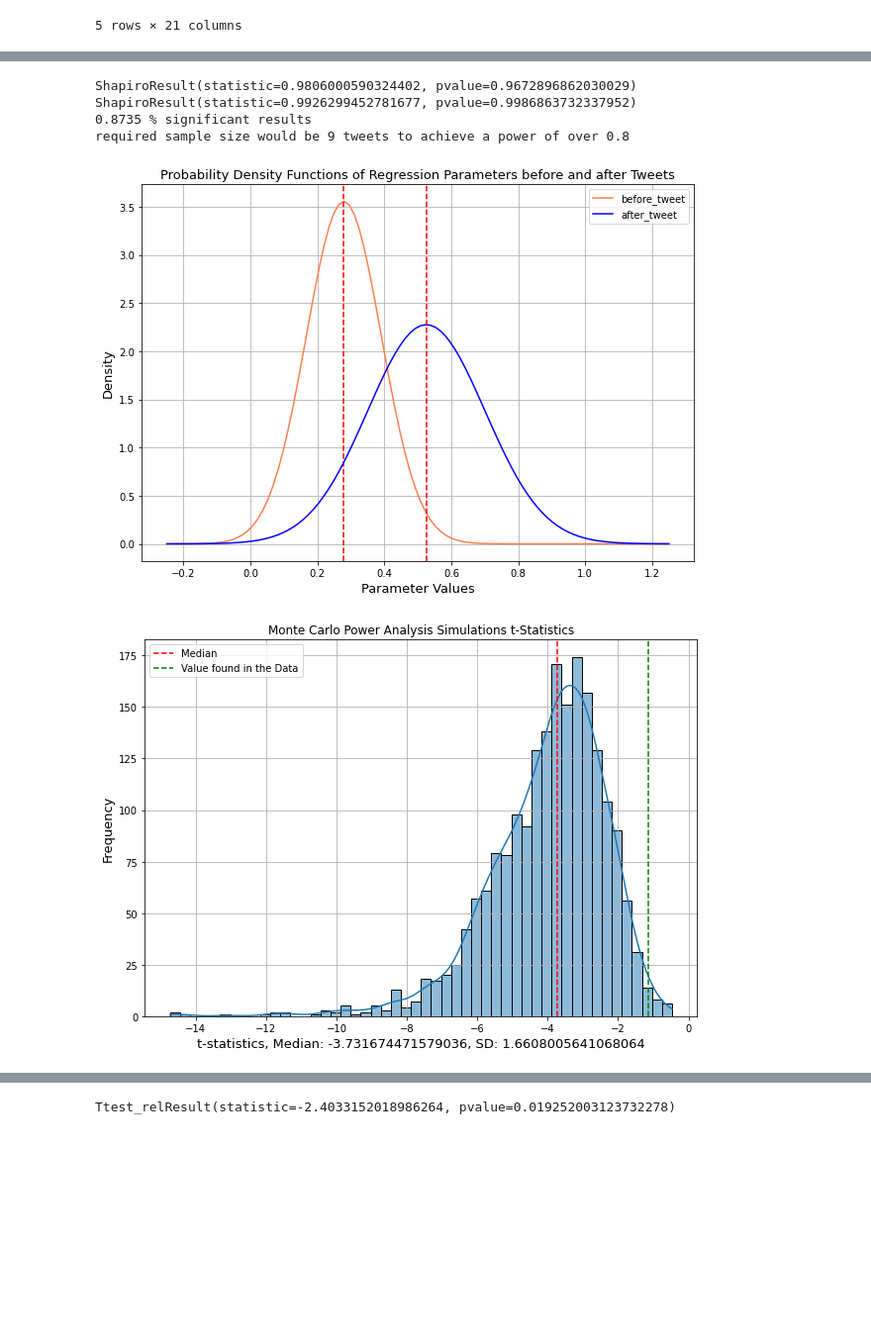
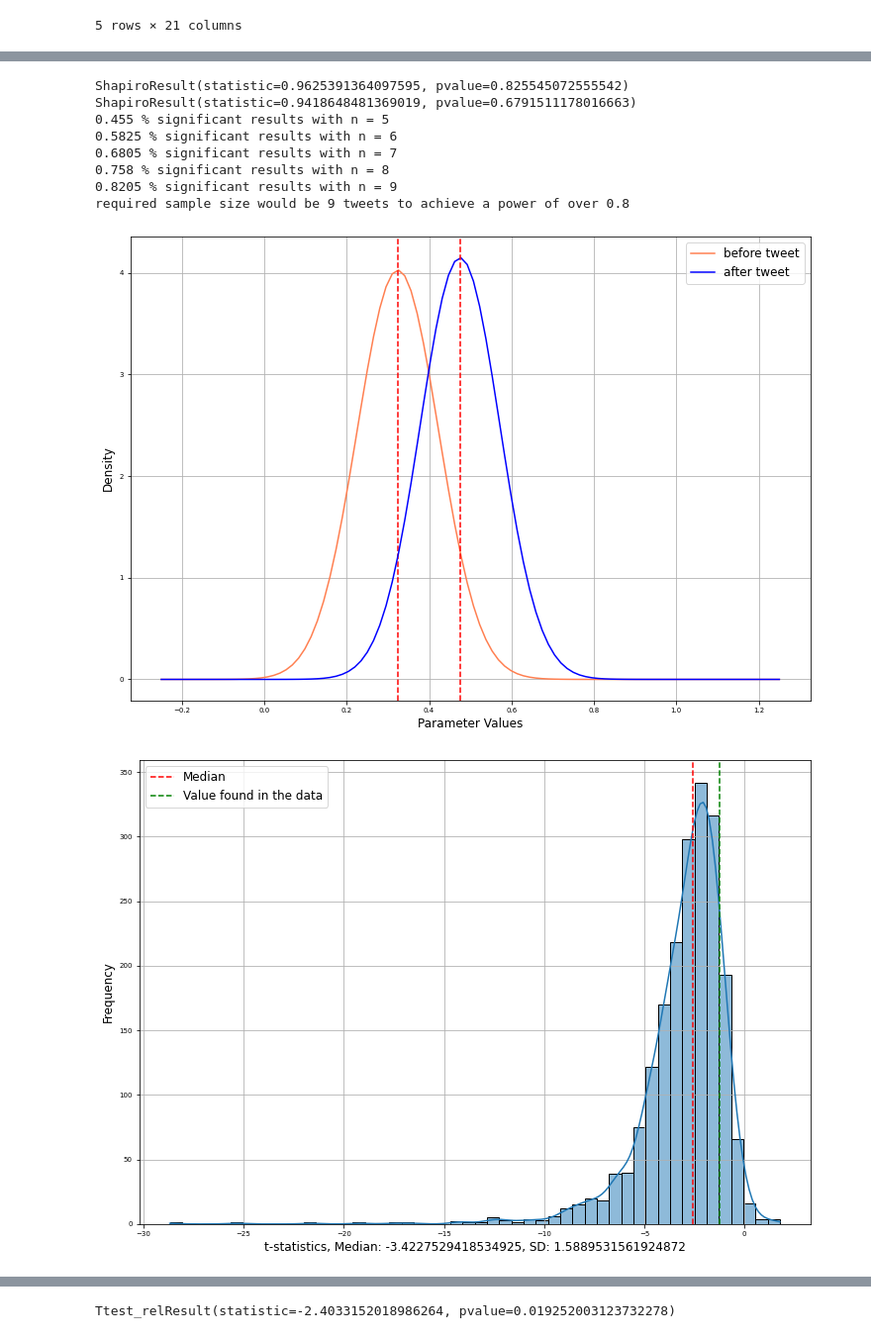
Before and after one commit to KoOBaALT/ThePowerOfATweet, a Jupyter notebook: exp/exp_002_autoregression_package_model.ipynb, the cells around one changed output, grey strips where cells are left out. Shown at 99% size. Saved outputs shown, nothing was run; the diff lists cells and outputs as text; code cells hidden in the pictures; blank space fills up the shorter version.

Commit message:
plots

```diff
--- a/exp/exp_002_autoregression_package_model.ipynb
+++ b/exp/exp_002_autoregression_package_model.ipynb
@@ -226,7 +209,7 @@ from scipy import stats
 
 num_days = 7
 ## get unique tweets, fit model next x dates and store slopes
-tweets = hot_tweets.unique()
+tweets = ['2019-04-02', '2021-02-04', '2021-02-10', '2021-02-14','2021-03-13'] #hot_tweets.unique()
 
 parameters_date_after = np.ones((len(tweets), 2))
 parameters_date_before = np.ones((len(tweets), 2))
@@ -264,10 +247,10 @@ Ttest_relResult(statistic=-1.1542059458495475, pvalue=0.28172812968994393)
 import matplotlib.pyplot as plt
 import scipy.stats
 import seaborn as sns
-
+from tueplots import bundles
 #### Power analysis of t_test
 
-## Monte Carlo Simulation of t-statistic distribution
+## Bootstrap Simulation of t-statistic distribution
 # test for normailty of both paramerter distributions
 print(scipy.stats.shapiro(parameters_date_before[:,1])) #normal
 print(scipy.stats.shapiro(parameters_date_after[:,1])) #normal
@@ -280,60 +263,80 @@ std_after = np.std(parameters_date_after[:,1])/np.sqrt(9) # std error
 # Number of sig. results gives power
 n_sim = 2000
 res = np.ones((n_sim, 2))
-num_samples = 9
+num_samples = len(tweets)
 for i in range(n_sim):
     data_before = np.random.normal(mean_before, std_before, num_samples)
     data_after =  np.random.normal(mean_after, std_after, num_samples)
     t_test = stats.ttest_rel(data_before, data_after)
     res[i,0] = t_test[0]
     res[i,1] = t_test[1]
-print(f"{np.mean(res[:,1] < 0.05)} % significant results")
+original_t_values = res[:,0]
+print(f"{np.mean(res[:,1] < 0.05)} % significant results with n = {num_samples}")
+
+## necessary sample size for apropriate power of t-tets
+while (np.mean(res[:,1] < 0.05)) < 0.8:
+    res = np.ones((n_sim, 2))
+    num_samples += 1
+    for i in range(n_sim):
+        data_before = np.random.normal(mean_before, std_before, num_samples)
+        data_after =  np.random.normal(mean_after, std_after, num_samples)
+        t_test = stats.ttest_rel(data_before, data_after)
+        res[i,0] = t_test[0]
+        res[i,1] = t_test[1]
+    print(f"{np.mean(res[:,1] < 0.05)} % significant results with n = {num_samples}")
+
 print(f"required sample size would be {num_samples} tweets to achieve a power of over 0.8")
 
 ##plot normal distributions
-
+plt.rcParams.update(bundles.neurips2021(usetex=False))
 plt.figure(figsize=(10, 7))
 # before
 x_min = np.min(-0.25)
 x_max = np.max(1.25)
 x = np.linspace(x_min, x_max, 100)
 y = scipy.stats.norm.pdf(x,mean_before,std_before)
-plt.plot(x,y, color='coral', label = "before_tweet")
+
+plt.plot(x,y, color='coral', label = "before tweet")
 plt.axvline(x = mean_before, c = "red",linestyle='dashed')
 #after
 x_min = np.min(mean_after-1)
 x_max = np.max(mean_after+1)
 y_1 = scipy.stats.norm.pdf(x,mean_after,std_after)
-plt.plot(x,y_1, color='blue', label = "after_tweet")
+plt.plot(x,y_1, color='blue', label = "after tweet")
 plt.axvline(x = mean_after, c = "red",linestyle='dashed')
 
 # other plotting parameters
 plt.grid()
-plt.title('Probability Density Functions of Regression Parameters before and after Tweets',fontsize=13)
-plt.xlabel('Parameter Values',fontsize=13)
-plt.ylabel('Density',fontsize=13)
-plt.legend()
-plt.show
+plt.xlabel('Parameter Values',fontsize=12)
+plt.ylabel('Density',fontsize=12)
+plt.legend(fontsize=12)
+plt.savefig("Distributions_Slopes.pdf",bbox_inches="tight");
+plt.show();
+
 
 
 ## plot results of simulations
 plt.figure(figsize=(10, 7))
 plt.grid()
-sns.histplot(res[:,0], kde=True, bins=50)
-plt.axvline(np.median(res[:,0]), c = "red", linestyle = "dashed", label = "Median")
-plt.axvline(-1.1542059458495475, c = "green", linestyle = "dashed", label = "Value found in the Data")
-plt.xlabel(f"t-statistics, Median: {np.median(res[:,0])}, SD: {np.std(res[:,0])}",fontsize=13)
-plt.title("Monte Carlo Power Analysis Simulations t-Statistics")
-plt.ylabel("Frequency",fontsize=13)
-plt.legend()
-plt.show()
+sns.histplot(original_t_values, kde=True, bins=50)
+plt.axvline(np.median(original_t_values), c = "red", linestyle = "dashed", label = "Median")
+plt.axvline(-1.2280348887009434, c = "green", linestyle = "dashed", label = "Value found in the data")
+plt.xlabel(f"t-statistics, Median: {np.median(res[:,0])}, SD: {np.std(res[:,0])}",fontsize=12)
+plt.ylabel("Frequency",fontsize=12)
+plt.legend(fontsize=12)
+plt.savefig("Bootstrapped_t_distribution.pdf",bbox_inches="tight");
+plt.show();
 # %% [output]
-ShapiroResult(statistic=0.9806000590324402, pvalue=0.9672896862030029)
-ShapiroResult(statistic=0.9926299452781677, pvalue=0.9986863732337952)
-0.8735 % significant results
+ShapiroResult(statistic=0.9625391364097595, pvalue=0.825545072555542)
+ShapiroResult(statistic=0.9418648481369019, pvalue=0.6791511178016663)
+0.455 % significant results with n = 5
+0.5825 % significant results with n = 6
+0.6805 % significant results with n = 7
+0.758 % significant results with n = 8
+0.8205 % significant results with n = 9
 required sample size would be 9 tweets to achieve a power of over 0.8
-[figure, old version]
+[figure, new version]
-[figure, old version]
+[figure, new version]
 # %%
 ## paired sample t tests for data instead of slopes
 test_statistic = np.ones((9, 2))
```
Also changed, not shown: parts of 5 cells of this notebook, 2 other files.
